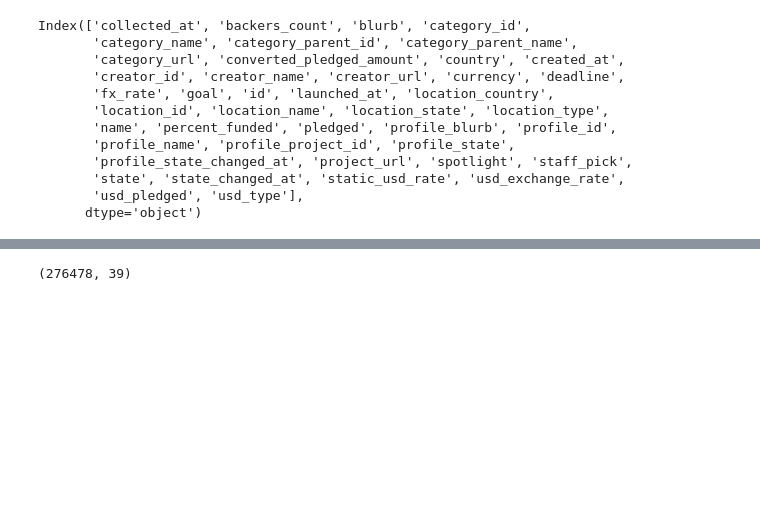
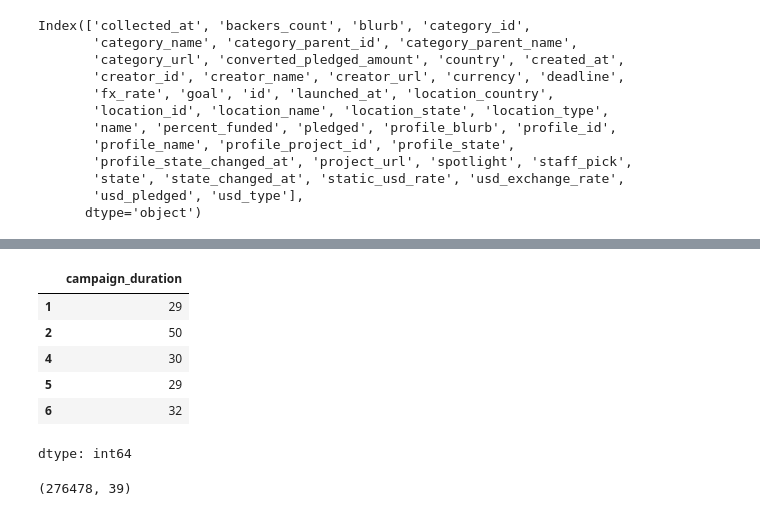
Before and after one commit to RicardoMA19/Kickstarter-Campaing-Launch-Assitant, a Jupyter notebook: Kickstarter-Assistant-Project.ipynb, the cells around one changed output, grey strips where cells are left out. Saved outputs shown, nothing was run; the diff lists cells and outputs as text; code cells hidden in the pictures; blank space fills up the shorter version.

```diff
--- a/Kickstarter-Assistant-Project.ipynb
+++ b/Kickstarter-Assistant-Project.ipynb
@@ -124,3 +144,13 @@ kick_df['campaign_duration'] = (
+# %%
+kick_df['campaign_duration'].head(5)
+# %% [output]
+|  | campaign_duration |
+| 1 | 29 |
+| 2 | 50 |
+| 4 | 30 |
+| 5 | 29 |
+| 6 | 32 |
+dtype: int64
 # %%
 # using dolars (USD)
 
```
Also changed, not shown: parts of 3 cells of this notebook.
